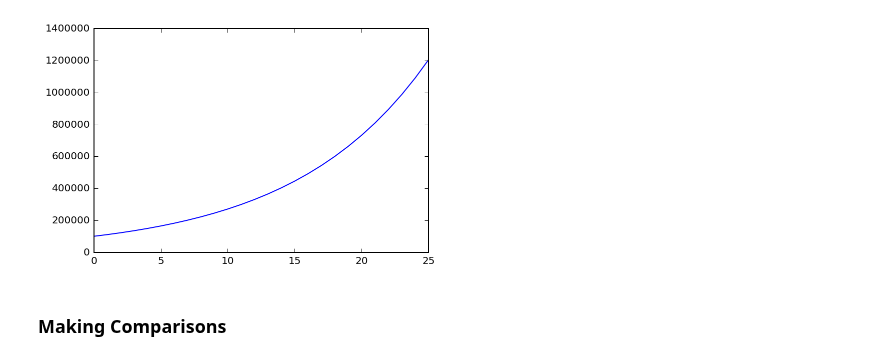
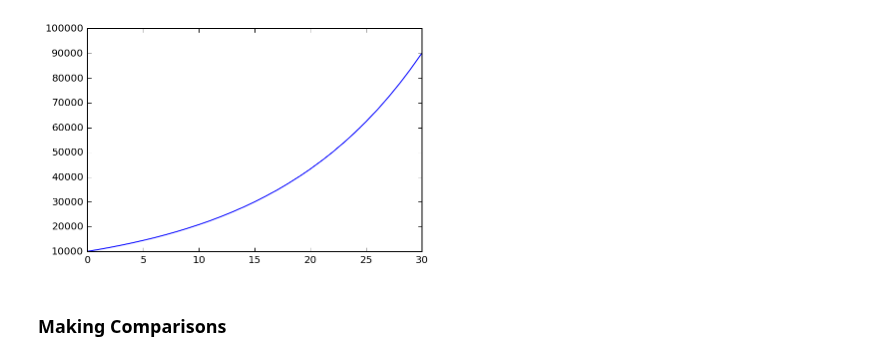
Before and after one commit to croach/oreilly-matplotlib-course, a Jupyter notebook: 05 - Interactivity/Retirement Calculator.ipynb, the cells around one changed output. Cells and saved outputs as stored; diff of their text form; code cells hidden in the pictures.

```diff
--- a/05 - Interactivity/Retirement Calculator.ipynb
+++ b/05 - Interactivity/Retirement Calculator.ipynb
@@ -67,11 +96,13 @@ import ipywidgets
 # %%
-present_value = ipywidgets.IntSlider(min=1, max=1000000, step=1000, value=100000, description='Present Value', continuous_update=False)
-interest_rate = ipywidgets.FloatSlider(min=0.01, max=1.0, step=0.01, value=0.1, description='Interest Rate', continuous_update=False)
-compounds_per_year = ipywidgets.IntSlider(min=1, max=12, value=12, description='Compounds/Year', continuous_update=False)
-years = ipywidgets.IntSlider(min=1, max=50, value=25, description='Years to Retirement', continuous_update=False)
+import ipywidgets
+
+present_value = ipywidgets.IntSlider(min=0, max=100000, step=1000, value=10000, description='Present Value', continuous_update=False)
+interest_rate = ipywidgets.FloatSlider(min=0.01, max=0.2, step=0.001, value=0.047, description='Interest Rate', continuous_update=False)
+compounds_per_year = ipywidgets.IntSlider(min=1, max=12, value=1, description='Compounds/Year', continuous_update=False)
+years = ipywidgets.IntSlider(min=1, max=50, value=30, description='Years to Retirement', continuous_update=False)
 interact(plot_fv, p=present_value, i=interest_rate, n=compounds_per_year, t=years);
 # %% [output]
-[figure, old version]
+[figure, new version]
 # %% [markdown]
 ### Making Comparisons
 # %%
```
Also changed, not shown: parts of 22 cells of this notebook.
